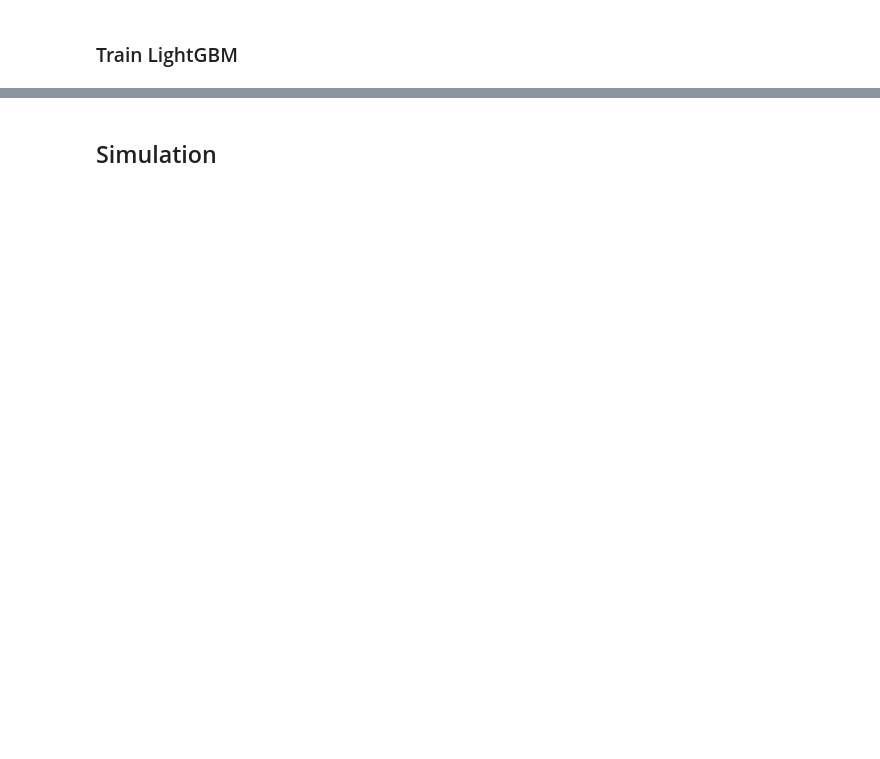
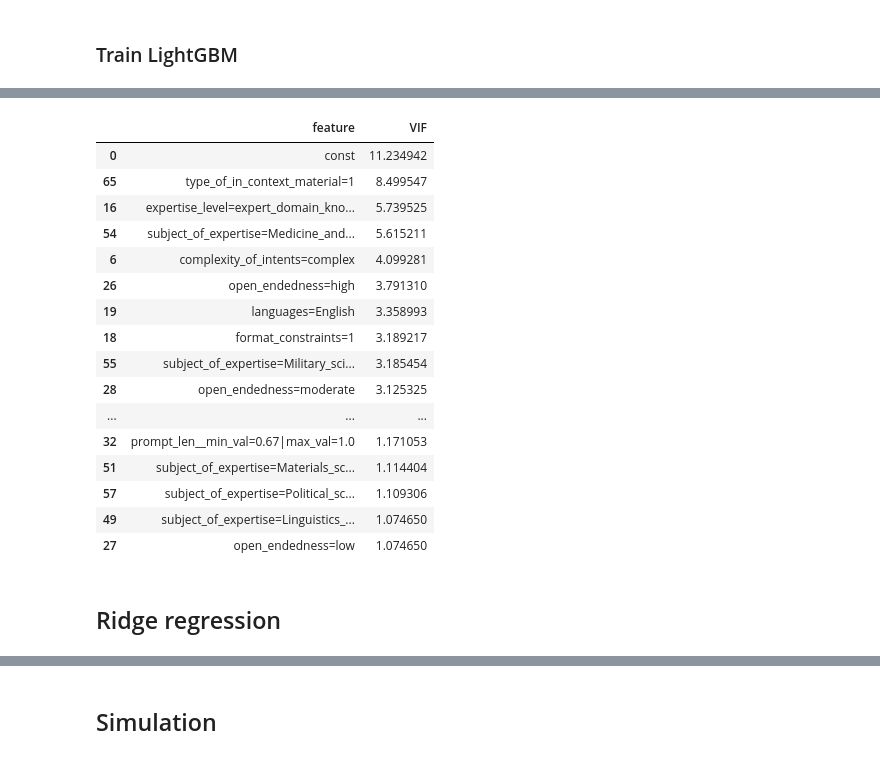
Before and after one commit to allenai/hybrid-preferences, a Jupyter notebook: notebooks/2024-08-30-classifier/2024-08-30-classifier.ipynb, the cells around one changed output, grey strips where cells are left out. Cells and saved outputs as stored; diff of their text form; code cells hidden in the pictures; blank space fills up the shorter version.

```diff
--- a/notebooks/2024-08-30-classifier/2024-08-30-classifier.ipynb
+++ b/notebooks/2024-08-30-classifier/2024-08-30-classifier.ipynb
@@ -360,0 +463,23 @@ for pct in pct_of_train:
+# %%
+from statsmodels.stats.outliers_influence import variance_inflation_factor
+import pandas as pd
+
+
+def calculate_vif(X):
+    # Add a constant (intercept) if needed
+    X_with_const = sm.add_constant(X)
+
+    # Create a DataFrame for VIF values
+    vif_data = pd.DataFrame()
+    vif_data["feature"] = X_with_const.columns
+
+    # Calculate VIF for each feature
+    vif_data["VIF"] = [
+        variance_inflation_factor(X_with_const.values, i)
+        for i in range(X_with_const.shape[1])
+    ]
+
+    return vif_data
+# %%
+vif_df = calculate_vif(X_train)
+print(vif_df)
@@ -360,0 +501,22 @@ for pct in pct_of_train:
+# %%
+vif_df.sort_values(by="VIF", ascending=False).dropna()
+# %% [output]
+|  | feature | VIF |
+| 0 | const | 11.234942 |
+| 65 | type_of_in_context_material=1 | 8.499547 |
+| 16 | expertise_level=expert_domain_kno... | 5.739525 |
+| 54 | subject_of_expertise=Medicine_and... | 5.615211 |
+| 6 | complexity_of_intents=complex | 4.099281 |
+| 26 | open_endedness=high | 3.791310 |
+| 19 | languages=English | 3.358993 |
+| 18 | format_constraints=1 | 3.189217 |
+| 55 | subject_of_expertise=Military_sci... | 3.185454 |
+| 28 | open_endedness=moderate | 3.125325 |
+| ... | ... | ... |
+| 32 | prompt_len__min_val=0.67|max_val=1.0 | 1.171053 |
+| 51 | subject_of_expertise=Materials_sc... | 1.114404 |
+| 57 | subject_of_expertise=Political_sc... | 1.109306 |
+| 49 | subject_of_expertise=Linguistics_... | 1.074650 |
+| 27 | open_endedness=low | 1.074650 |
+# %% [markdown]
+## Ridge regression
```
Also changed, not shown: parts of 21 cells of this notebook.
